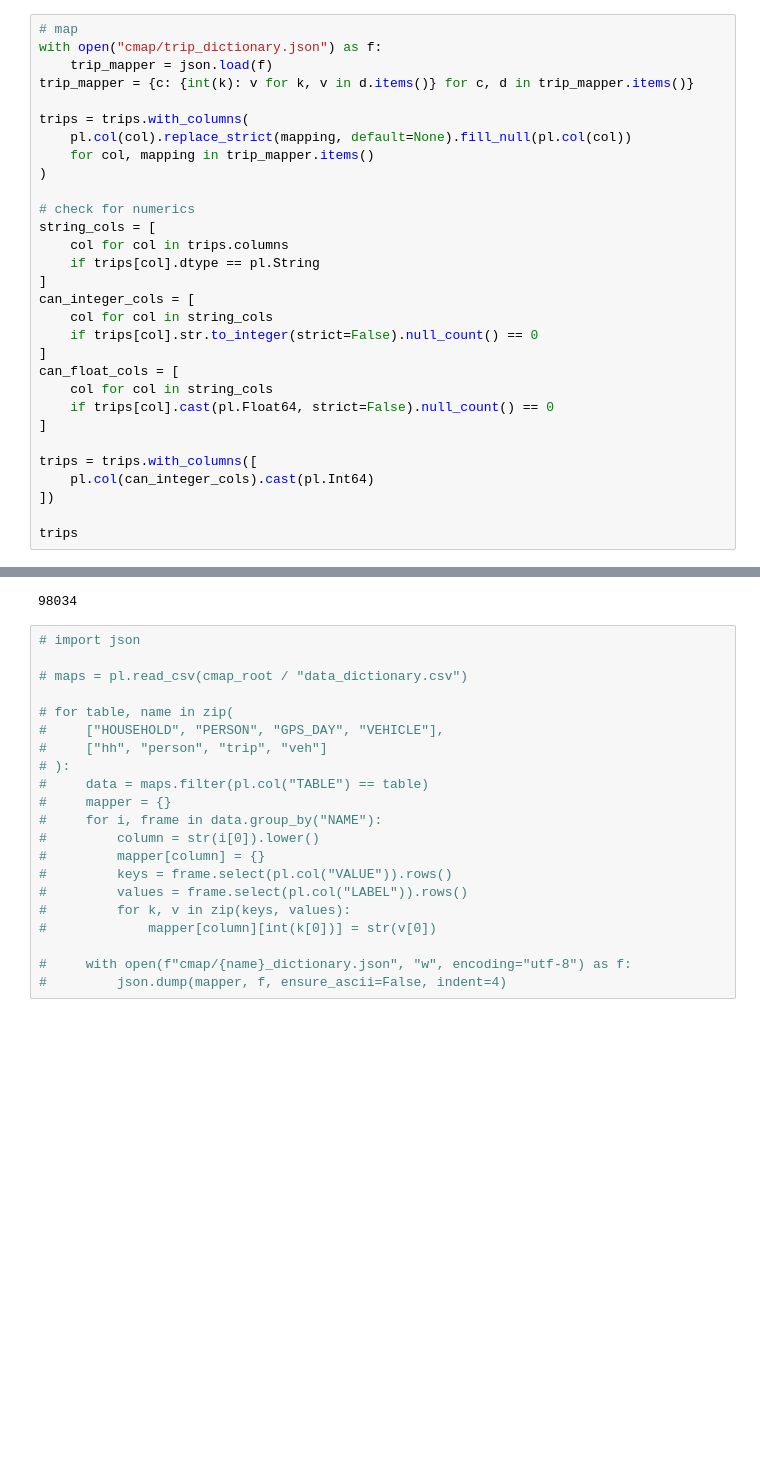
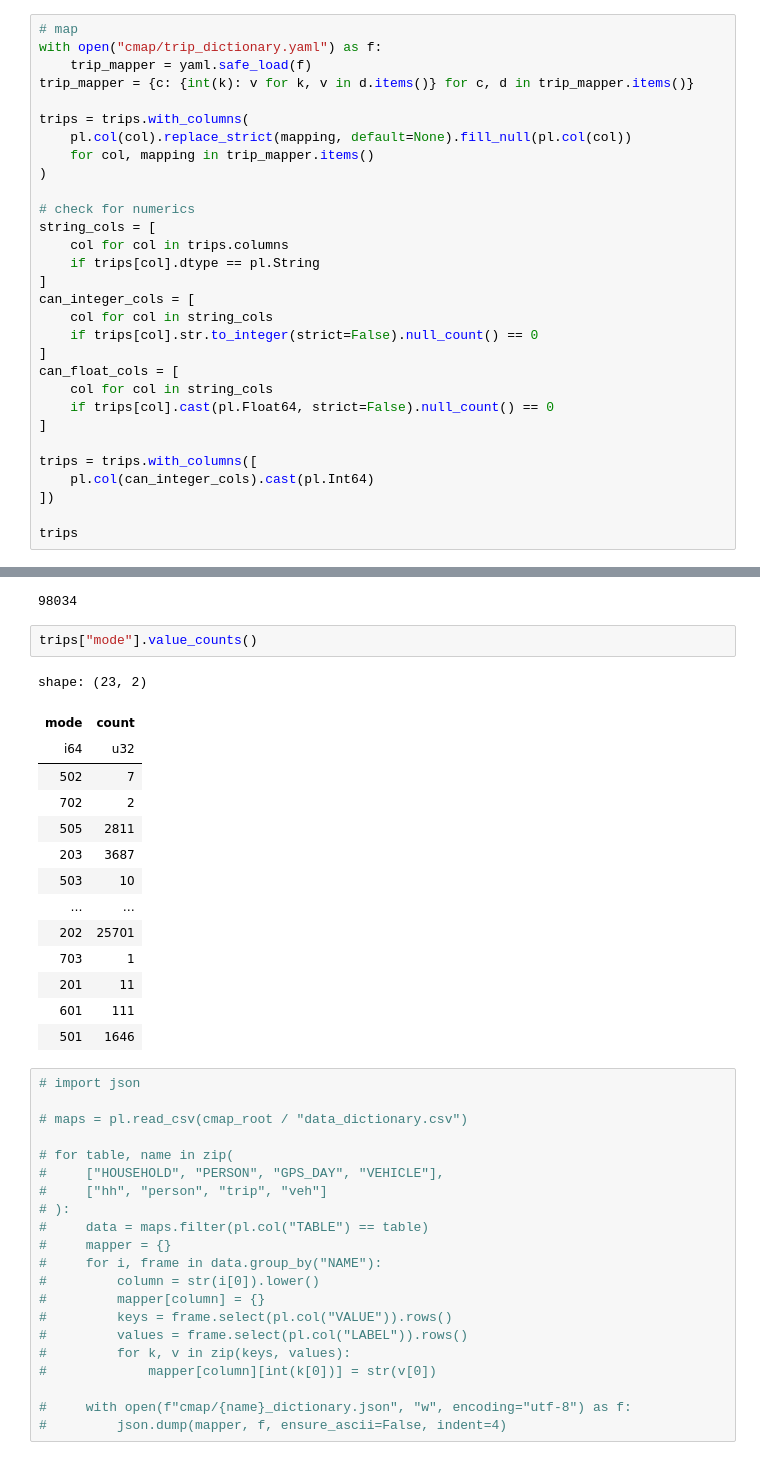
Before and after one commit to fredshone/foundata, a Jupyter notebook: cmap.ipynb, the cells around one changed output, grey strips where cells are left out. Cells and saved outputs as stored; diff of their text form; blank space fills up the shorter version.

Commit message:
shift to yaml dicts

```diff
--- a/cmap.ipynb
+++ b/cmap.ipynb
@@ -149,7 +153,7 @@ shape: (5, 69)
 # %%
 # map
-with open("cmap/trip_dictionary.json") as f:
-    trip_mapper = json.load(f)
+with open("cmap/trip_dictionary.yaml") as f:
+    trip_mapper = yaml.safe_load(f)
 trip_mapper = {c: {int(k): v for k, v in d.items()} for c, d in trip_mapper.items()}
 
 trips = trips.with_columns(
@@ -195,6 +186,23 @@ shape: (98_034, 69)
 len(trips)
 # %% [output]
 98034
+# %%
+trips["mode"].value_counts()
+# %% [output]
+shape: (23, 2)
+| mode | count |
+| i64 | u32 |
+| 502 | 7 |
+| 702 | 2 |
+| 505 | 2811 |
+| 203 | 3687 |
+| 503 | 10 |
+| … | … |
+| 202 | 25701 |
+| 703 | 1 |
+| 201 | 11 |
+| 601 | 111 |
+| 501 | 1646 |
 # %%
 # import json
 
```
Also changed, not shown: parts of 4 cells of this notebook, 8 other files.
